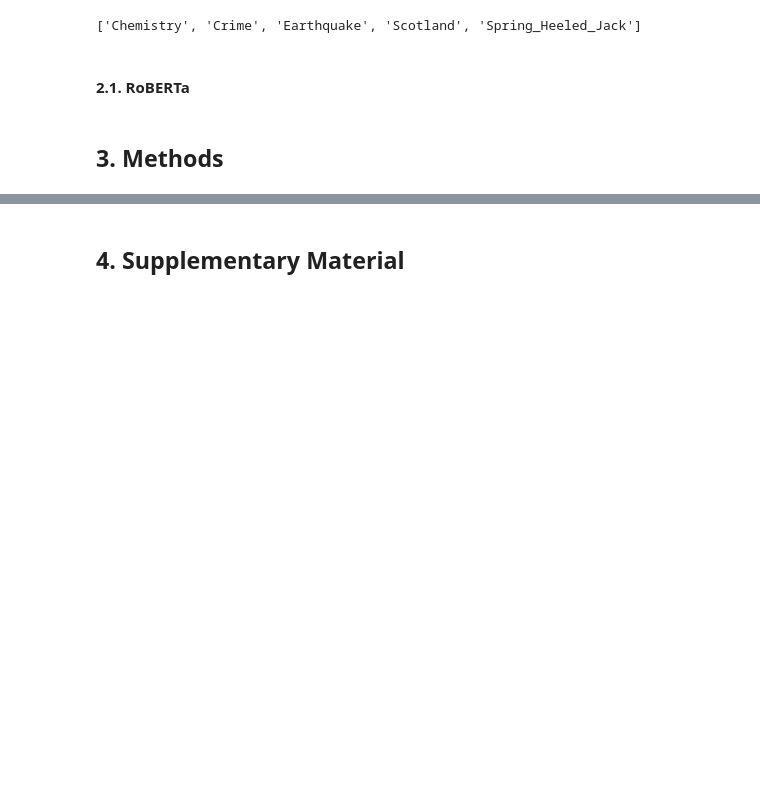
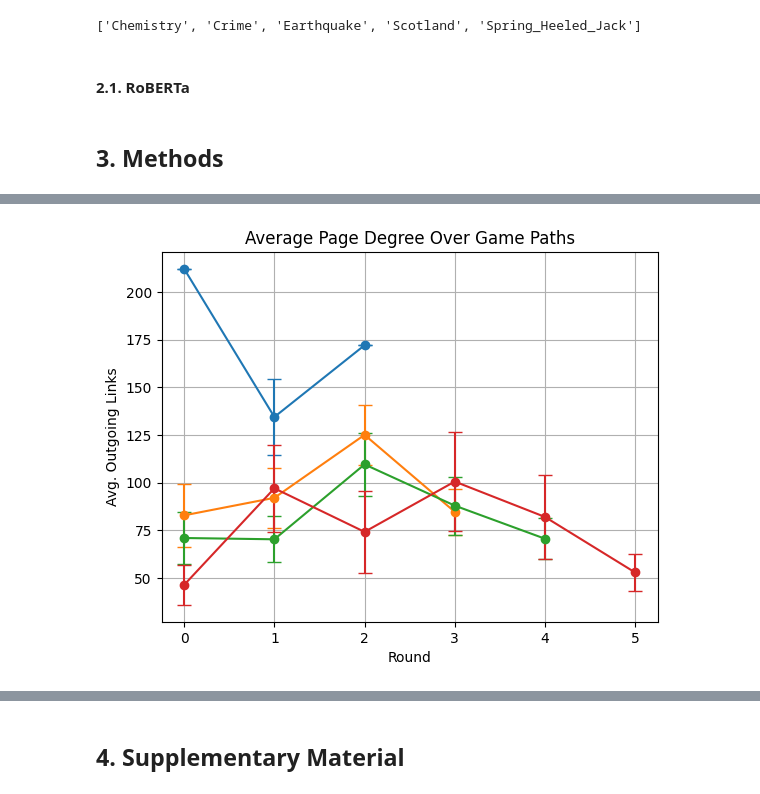
Before and after one commit to epfl-ada/ada-2023-project-klech, a Jupyter notebook: analysis.ipynb, the cells around one changed output, grey strips where cells are left out. Drawn from its saved outputs; the diff is of its cells as text; code cells hidden in the pictures; blank space fills up the shorter version.

```diff
--- a/analysis.ipynb
+++ b/analysis.ipynb
@@ -696,0 +609,35 @@ for game_degree in [3, 4, 5, 6, 7]:
+# %%
+# Calculate degrees over time for page paths
+paths = all_paths[all_paths['finished'] == 1].merge(right=game_pairs_for_LLM, on='game_pair')[['game_pair', 'game_length', 'path_decoded']]
+paths['degree_path'] = [calculate_degrees(game_path) for game_path in paths['path_decoded']]
+
+# Average results across game pairs for games of equal length
+mea_at_stage = {}
+moe_at_stage = {}
+
+for game_length in [3, 4, 5, 6]:
+    mea_at_stage[game_length] = {}
+    moe_at_stage[game_length] = {}
+    for i, row in paths.iterrows():
+        if len(row['degree_path']) == game_length:
+            for j in range(len(row['degree_path'])):
+                if j not in mea_at_stage[game_length].keys():
+                    mea_at_stage[game_length][j] = []
+                mea_at_stage[game_length][j].append(row['degree_path'][j])
+    for key in mea_at_stage[game_length].keys():
+        moe_at_stage[game_length][key] = 1.96 * (np.nanstd(mea_at_stage[game_length][key], ddof=1) / np.sqrt(len(mea_at_stage[game_length][key])))
+        mea_at_stage[game_length][key] = (np.nanmean(mea_at_stage[game_length][key]))
+
+# Display
+for game_length in [3, 4, 5, 6]:
+    mean_list = list(mea_at_stage[game_length].values())
+    mofe_list = list(moe_at_stage[game_length].values())
+    plt.errorbar(range(len(mean_list)), mean_list, yerr=mofe_list, fmt='-o', capsize=5)
+
+plt.xlabel('Round')
+plt.ylabel('Avg. Outgoing Links')
+plt.title('Average Page Degree Over Game Paths')
+plt.grid(True)
+plt.show()
+# %% [output]
+[figure, added]
```
Also changed, not shown: parts of 46 cells of this notebook, 1 other file.
